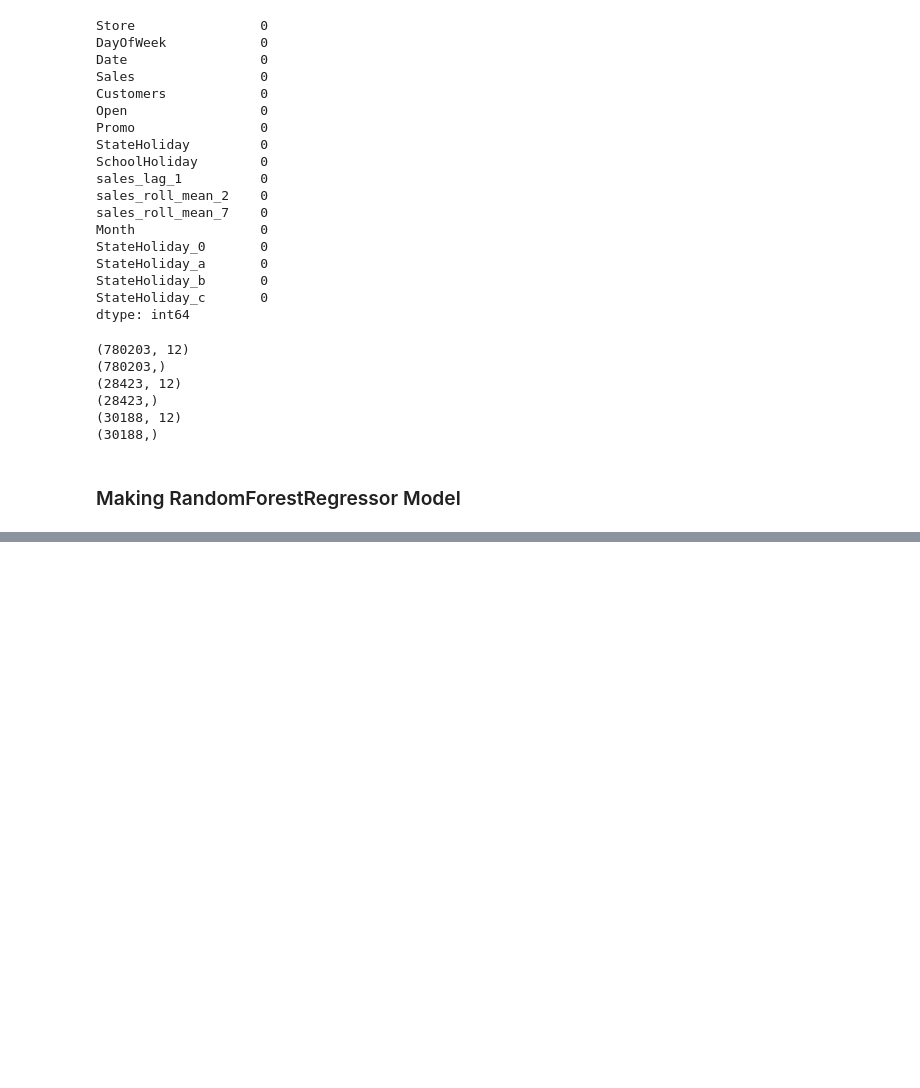
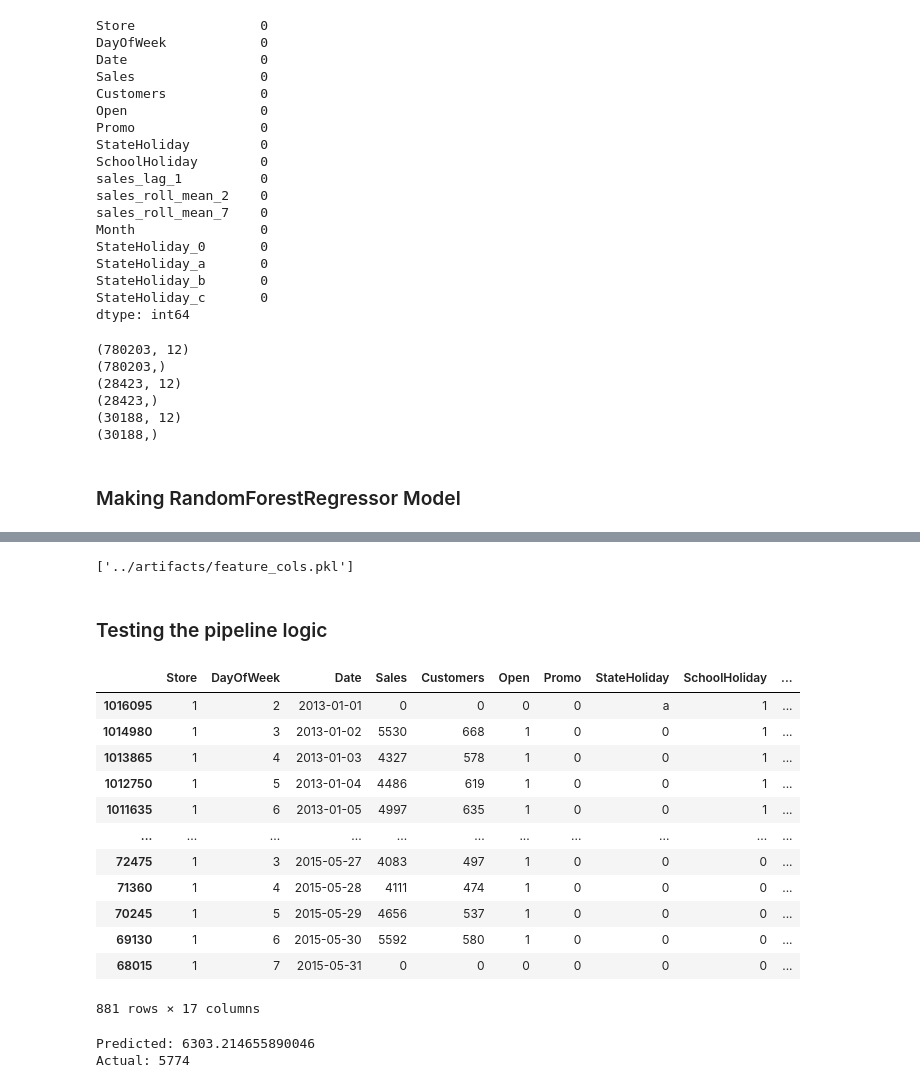
Before and after one commit to sahilsable-24/retail-demand-forecasting-platform, a Jupyter notebook: notebooks/exploration.ipynb, the cells around one changed output, grey strips where cells are left out. Saved outputs shown, nothing was run; the diff lists cells and outputs as text; code cells hidden in the pictures; blank space fills up the shorter version.

Commit message:
add prediction pipeline and installable predict module

```diff
--- a/notebooks/exploration.ipynb
+++ b/notebooks/exploration.ipynb
@@ -690,0 +731,6 @@ worth investigating further if extending this project.
+# %%
+joblib.dump(feature_cols,"../artifacts/feature_cols.pkl")
+# %% [output]
+['../artifacts/feature_cols.pkl']
+# %% [markdown]
+### Testing the pipeline logic
@@ -690,0 +741,23 @@ worth investigating further if extending this project.
+# %%
+store_id = 1
+target_date = pd.Timestamp('2015-06-01')
+
+
+store_history_df = train[(train['Store'] == store_id) & (train['Date'] < target_date)]
+store_history_df = store_history_df.sort_values('Date')
+# %%
+store_history_df
+# %% [output]
+|  | Store | DayOfWeek | Date | Sales | Customers | Open | Promo | StateHoliday | SchoolHoliday | ... |
+| 1016095 | 1 | 2 | 2013-01-01 | 0 | 0 | 0 | 0 | a | 1 | ... |
+| 1014980 | 1 | 3 | 2013-01-02 | 5530 | 668 | 1 | 0 | 0 | 1 | ... |
+| 1013865 | 1 | 4 | 2013-01-03 | 4327 | 578 | 1 | 0 | 0 | 1 | ... |
+| 1012750 | 1 | 5 | 2013-01-04 | 4486 | 619 | 1 | 0 | 0 | 1 | ... |
+| 1011635 | 1 | 6 | 2013-01-05 | 4997 | 635 | 1 | 0 | 0 | 1 | ... |
+| ... | ... | ... | ... | ... | ... | ... | ... | ... | ... | ... |
+| 72475 | 1 | 3 | 2015-05-27 | 4083 | 497 | 1 | 0 | 0 | 0 | ... |
+| 71360 | 1 | 4 | 2015-05-28 | 4111 | 474 | 1 | 0 | 0 | 0 | ... |
+| 70245 | 1 | 5 | 2015-05-29 | 4656 | 537 | 1 | 0 | 0 | 0 | ... |
+| 69130 | 1 | 6 | 2015-05-30 | 5592 | 580 | 1 | 0 | 0 | 0 | ... |
+| 68015 | 1 | 7 | 2015-05-31 | 0 | 0 | 0 | 0 | 0 | 0 | ... |
+881 rows × 17 columns
@@ -690,0 +767,15 @@ worth investigating further if extending this project.
+# %%
+prediction = predict_single_day(
+    store_history_df=store_history_df,
+    model=model,
+    encoder=encoder,
+    feature_cols=feature_cols,
+    target_date=target_date,
+    promo=actual_row['Promo'].values[0]
+)
+
+print("Predicted:", prediction)
+print("Actual:", actual_sales)
+# %% [output]
+Predicted: 6303.214655890046
+Actual: 5774
```
Also changed, not shown: parts of 15 cells of this notebook, 24 other files.
